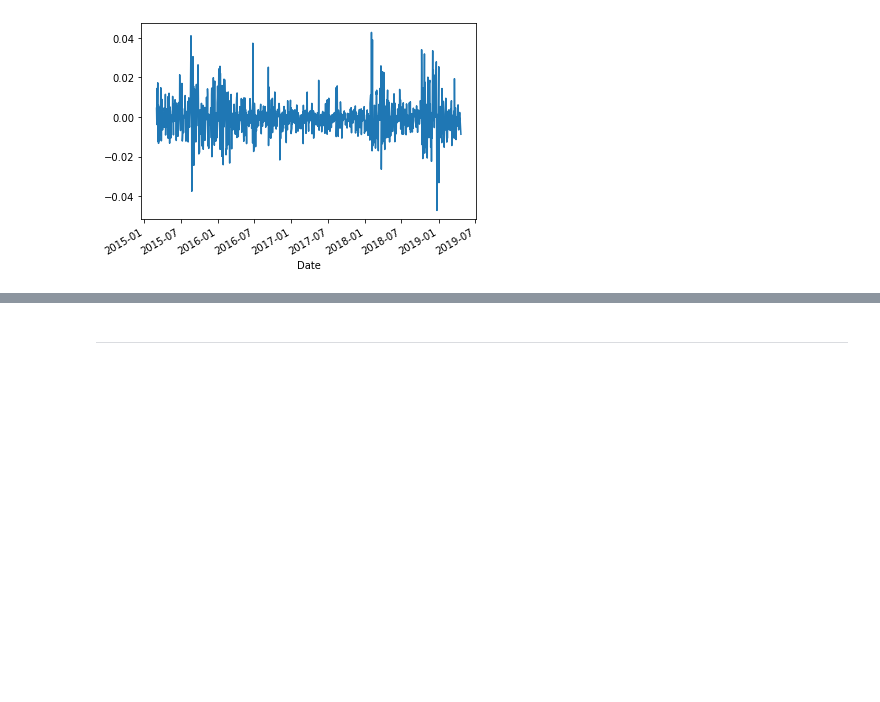
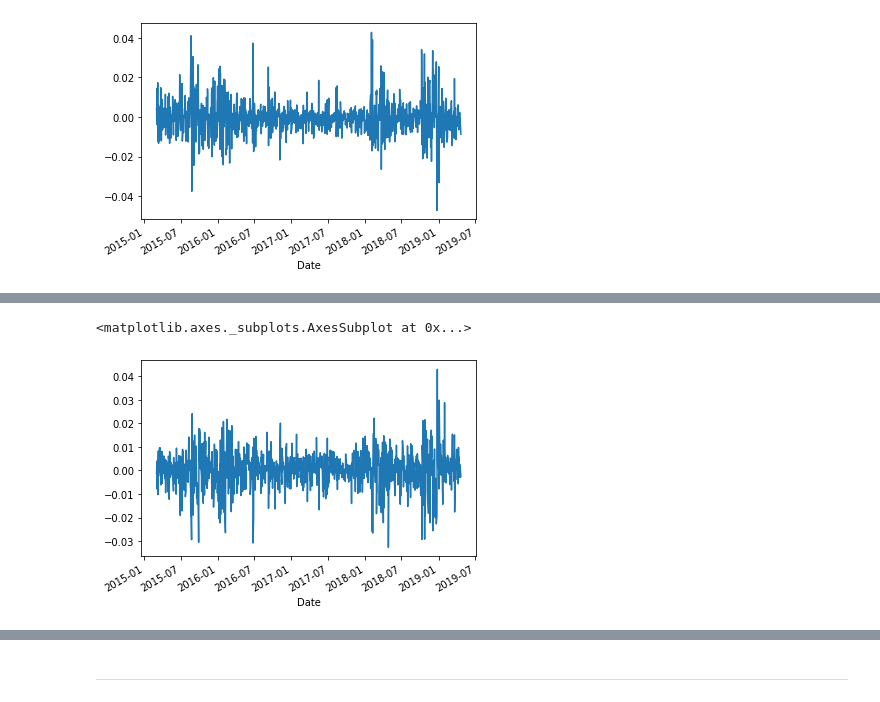
Before and after one commit to CPix18/MyFinTechRepo, a Jupyter notebook: HW3-Pandas/Pandas/Instructions/Starter_Code/whale_analysis.ipynb, the cells around one changed output, grey strips where cells are left out. Saved outputs shown, nothing was run; the diff lists cells and outputs as text; code cells hidden in the pictures; blank space fills up the shorter version.

```diff
--- a/HW3-Pandas/Pandas/Instructions/Starter_Code/whale_analysis.ipynb
+++ b/HW3-Pandas/Pandas/Instructions/Starter_Code/whale_analysis.ipynb
@@ -195,0 +208,6 @@ combo_df["Daily Returns"].plot()
+# %%
+# Plot daily returns
+combo_df["SOROS FUND MANAGEMENT LLC"].plot()
+# %% [output]
+<matplotlib.axes._subplots.AxesSubplot at 0x...>
+[figure, added]
```
Also changed, not shown: parts of 40 cells of this notebook, 7 other files.
